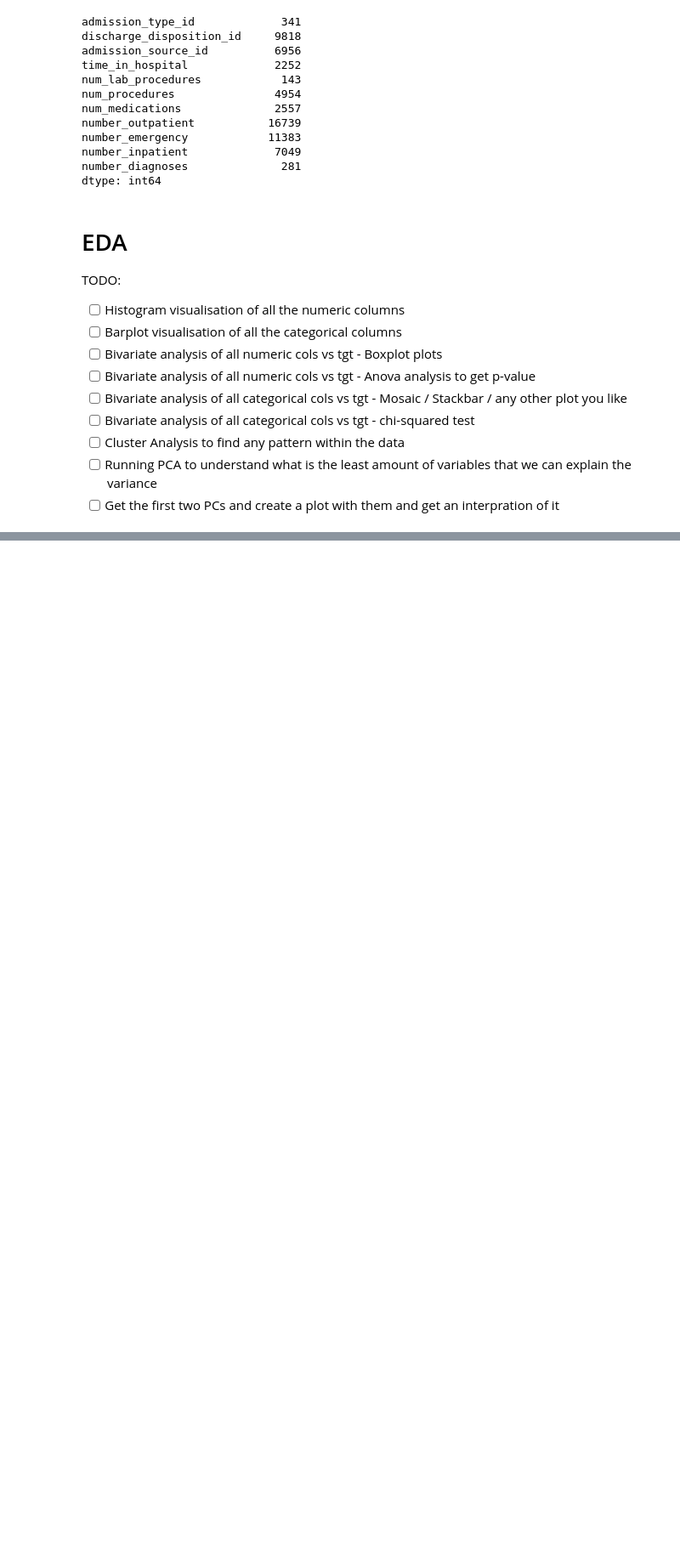
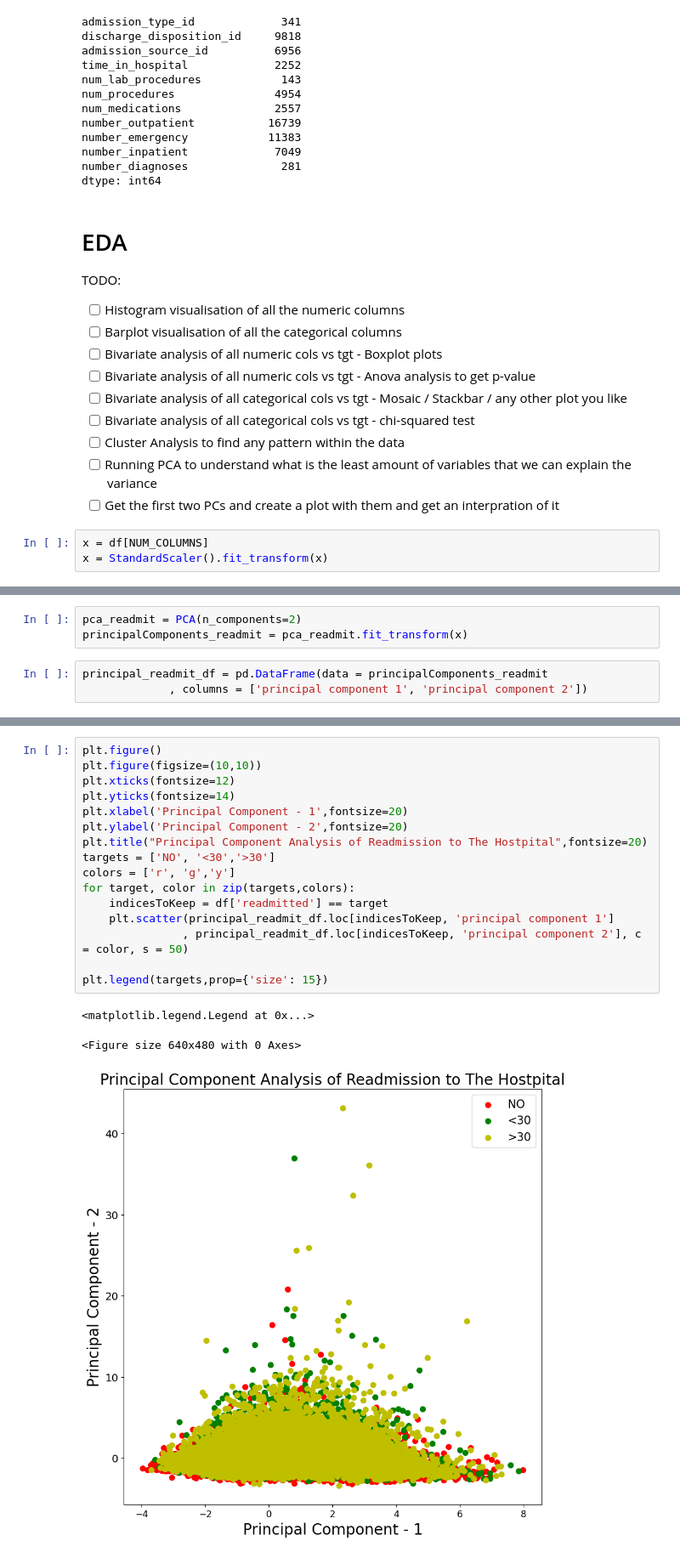
Before and after one commit to BAlmeidaS/predictive-analysis, a Jupyter notebook: notebook.ipynb, the cells around one changed output, grey strips where cells are left out. Shown at 85% size. Cells and saved outputs as stored; diff of their text form; blank space fills up the shorter version.

```diff
--- a/notebook.ipynb
+++ b/notebook.ipynb
@@ -231,3 +233,6 @@ TODO:
 - [ ] Cluster Analysis to find any pattern within the data
 - [ ] Running PCA to understand what is the least amount of variables that we can explain the variance
 - [ ] Get the first two PCs and create a plot with them and get an interpration of it
+# %%
+x = df[NUM_COLUMNS]
+x = StandardScaler().fit_transform(x)
@@ -233,0 +260,6 @@ TODO:
+# %%
+pca_readmit = PCA(n_components=2)
+principalComponents_readmit = pca_readmit.fit_transform(x)
+# %%
+principal_readmit_df = pd.DataFrame(data = principalComponents_readmit
+             , columns = ['principal component 1', 'principal component 2'])
@@ -233,0 +279,20 @@ TODO:
+# %%
+plt.figure()
+plt.figure(figsize=(10,10))
+plt.xticks(fontsize=12)
+plt.yticks(fontsize=14)
+plt.xlabel('Principal Component - 1',fontsize=20)
+plt.ylabel('Principal Component - 2',fontsize=20)
+plt.title("Principal Component Analysis of Readmission to The Hostpital",fontsize=20)
+targets = ['NO', '<30','>30']
+colors = ['r', 'g','y']
+for target, color in zip(targets,colors):
+    indicesToKeep = df['readmitted'] == target
+    plt.scatter(principal_readmit_df.loc[indicesToKeep, 'principal component 1']
+               , principal_readmit_df.loc[indicesToKeep, 'principal component 2'], c = color, s = 50)
+
+plt.legend(targets,prop={'size': 15})
+# %% [output]
+<matplotlib.legend.Legend at 0x...>
+<Figure size 640x480 with 0 Axes>
+[figure, added]
```
Also changed, not shown: parts of 10 cells of this notebook.
